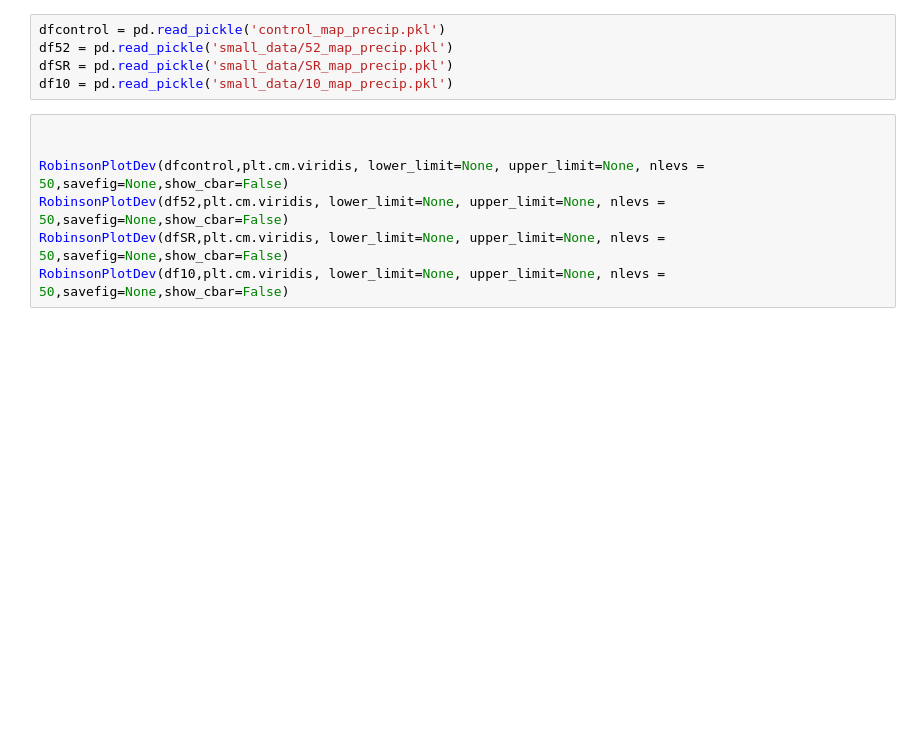
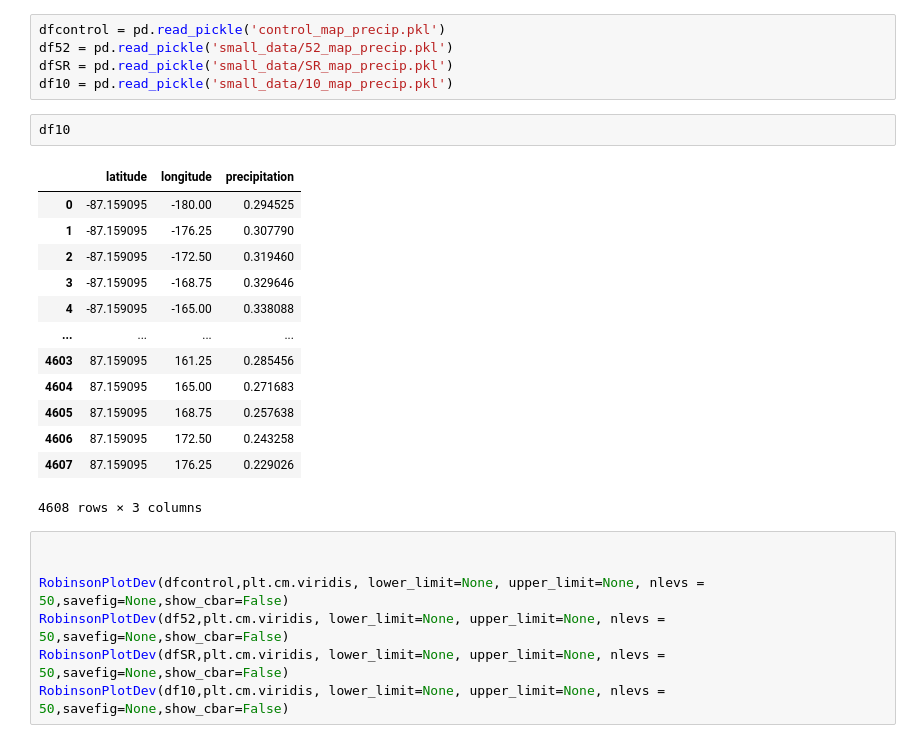
Before and after one commit to tomkimpson/speedy-1, a Jupyter notebook: jupyter_notebooks/2.GlobalMapPrecip.ipynb, the cells around one changed output. Saved outputs shown, nothing was run; the diff lists cells and outputs as text; blank space fills up the shorter version.

```diff
--- a/jupyter_notebooks/2.GlobalMapPrecip.ipynb
+++ b/jupyter_notebooks/2.GlobalMapPrecip.ipynb
@@ -165,6 +203,22 @@ dfcontrol = pd.read_pickle('control_map_precip.pkl')
 df52 = pd.read_pickle('small_data/52_map_precip.pkl')
 dfSR = pd.read_pickle('small_data/SR_map_precip.pkl')
 df10 = pd.read_pickle('small_data/10_map_precip.pkl')
+# %%
+df10
+# %% [output]
+|  | latitude | longitude | precipitation |
+| 0 | -87.159095 | -180.00 | 0.294525 |
+| 1 | -87.159095 | -176.25 | 0.307790 |
+| 2 | -87.159095 | -172.50 | 0.319460 |
+| 3 | -87.159095 | -168.75 | 0.329646 |
+| 4 | -87.159095 | -165.00 | 0.338088 |
+| ... | ... | ... | ... |
+| 4603 | 87.159095 | 161.25 | 0.285456 |
+| 4604 | 87.159095 | 165.00 | 0.271683 |
+| 4605 | 87.159095 | 168.75 | 0.257638 |
+| 4606 | 87.159095 | 172.50 | 0.243258 |
+| 4607 | 87.159095 | 176.25 | 0.229026 |
+4608 rows × 3 columns
 # %%
 
 
```
Also changed, not shown: parts of 1 cell of this notebook, 14 other files.
